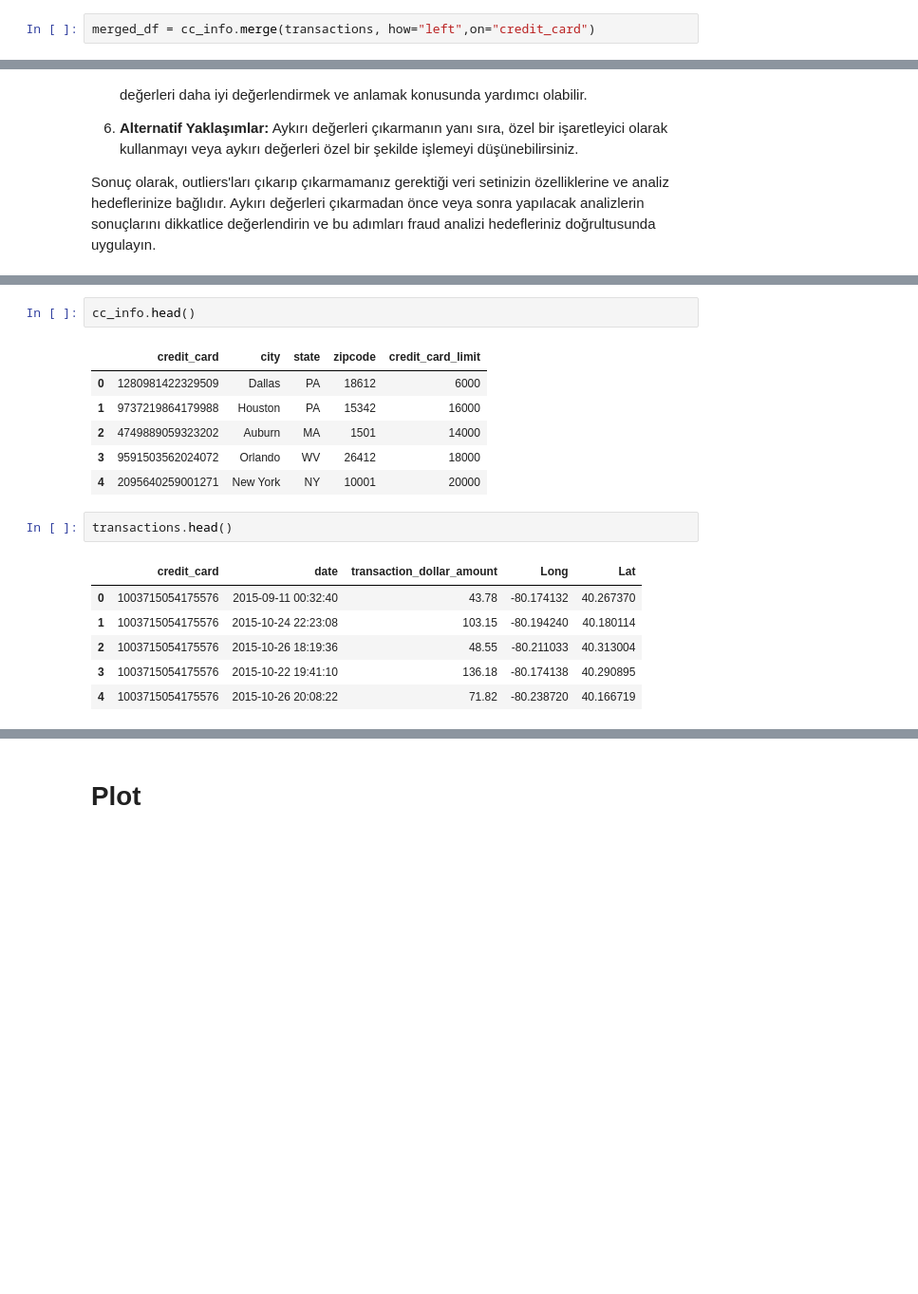
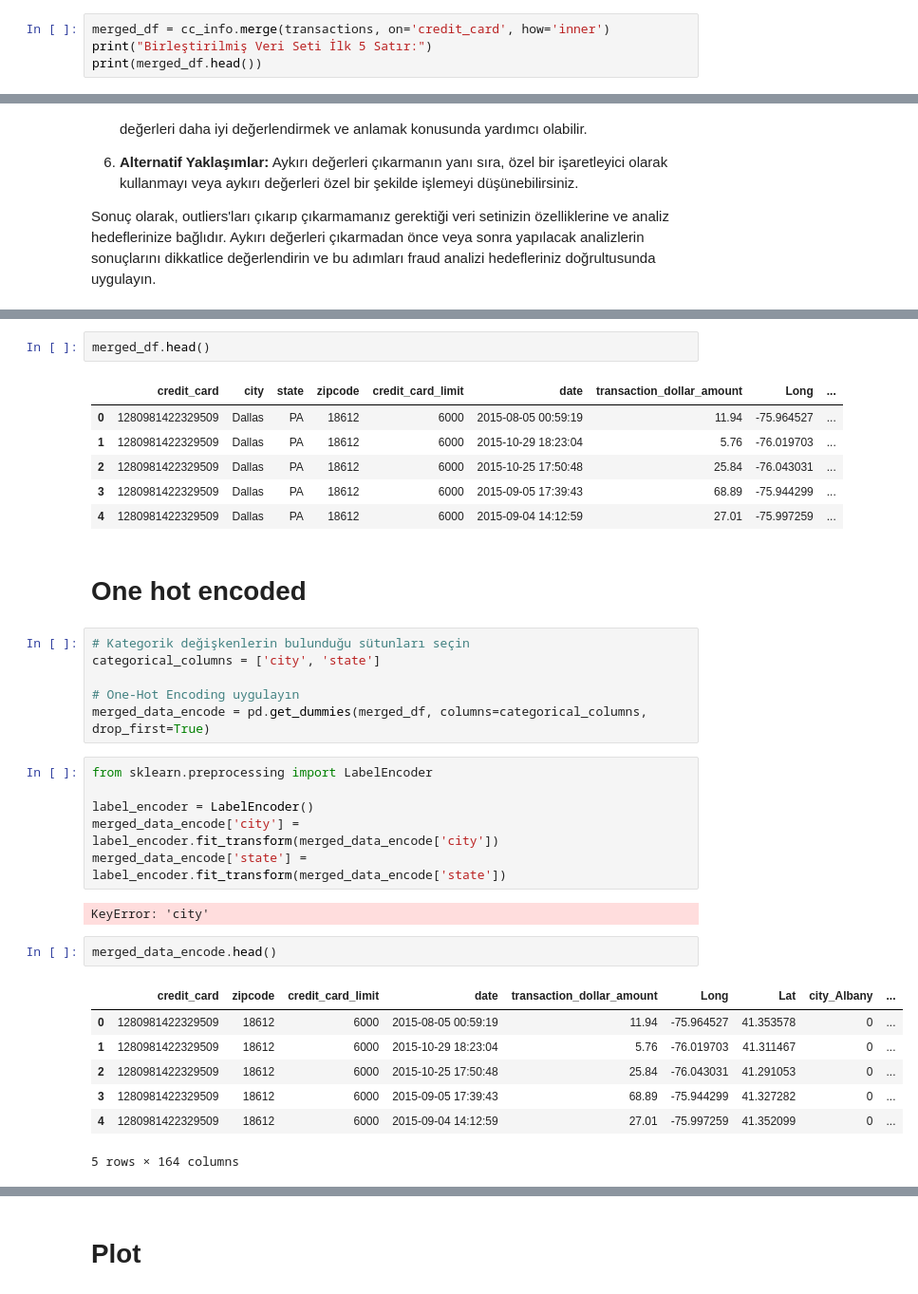
Before and after one commit to Muhammedali26/Projects, a Jupyter notebook: fraud-detection/main.ipynb, the cells around one changed output, grey strips where cells are left out. Shown: that part at 95% size. Drawn from its saved outputs; the diff is of its cells as text; blank space fills up the shorter version.

Commit message:
date transformation, encode, feature selection

```diff
--- a/fraud-detection/main.ipynb
+++ b/fraud-detection/main.ipynb
@@ -80,4 +80,6 @@ transactions.head()
 # %% [markdown]
 # Merge
 # %%
-merged_df = cc_info.merge(transactions, how="left",on="credit_card")
+merged_df = cc_info.merge(transactions, on='credit_card', how='inner')
+print("Birleştirilmiş Veri Seti İlk 5 Satır:")
+print(merged_df.head())
@@ -303,18 +482,35 @@ Sonuç olarak, outliers'ları çıkarıp çıkarmamanız gerektiği veri setiniz
 # %%
-cc_info.head()
+merged_df.head()
 # %% [output]
-|  | credit_card | city | state | zipcode | credit_card_limit |
-| 0 | 1280981422329509 | Dallas | PA | 18612 | 6000 |
-| 1 | 9737219864179988 | Houston | PA | 15342 | 16000 |
-| 2 | 4749889059323202 | Auburn | MA | 1501 | 14000 |
-| 3 | 9591503562024072 | Orlando | WV | 26412 | 18000 |
-| 4 | 2095640259001271 | New York | NY | 10001 | 20000 |
+|  | credit_card | city | state | zipcode | credit_card_limit | date | transaction_dollar_amount | Long | ... |
+| 0 | 1280981422329509 | Dallas | PA | 18612 | 6000 | 2015-08-05 00:59:19 | 11.94 | -75.964527 | ... |
+| 1 | 1280981422329509 | Dallas | PA | 18612 | 6000 | 2015-10-29 18:23:04 | 5.76 | -76.019703 | ... |
+| 2 | 1280981422329509 | Dallas | PA | 18612 | 6000 | 2015-10-25 17:50:48 | 25.84 | -76.043031 | ... |
+| 3 | 1280981422329509 | Dallas | PA | 18612 | 6000 | 2015-09-05 17:39:43 | 68.89 | -75.944299 | ... |
+| 4 | 1280981422329509 | Dallas | PA | 18612 | 6000 | 2015-09-04 14:12:59 | 27.01 | -75.997259 | ... |
+# %% [markdown]
+# One hot encoded
+# %%
+# Kategorik değişkenlerin bulunduğu sütunları seçin
+categorical_columns = ['city', 'state']
+
+# One-Hot Encoding uygulayın
+merged_data_encode = pd.get_dummies(merged_df, columns=categorical_columns, drop_first=True)
+# %%
+from sklearn.preprocessing import LabelEncoder
+
+label_encoder = LabelEncoder()
+merged_data_encode['city'] = label_encoder.fit_transform(merged_data_encode['city'])
+merged_data_encode['state'] = label_encoder.fit_transform(merged_data_encode['state'])
+# %% [output]
+KeyError: 'city'
 # %%
-transactions.head()
+merged_data_encode.head()
 # %% [output]
-|  | credit_card | date | transaction_dollar_amount | Long | Lat |
-| 0 | 1003715054175576 | 2015-09-11 00:32:40 | 43.78 | -80.174132 | 40.267370 |
-| 1 | 1003715054175576 | 2015-10-24 22:23:08 | 103.15 | -80.194240 | 40.180114 |
-| 2 | 1003715054175576 | 2015-10-26 18:19:36 | 48.55 | -80.211033 | 40.313004 |
-| 3 | 1003715054175576 | 2015-10-22 19:41:10 | 136.18 | -80.174138 | 40.290895 |
-| 4 | 1003715054175576 | 2015-10-26 20:08:22 | 71.82 | -80.238720 | 40.166719 |
+|  | credit_card | zipcode | credit_card_limit | date | transaction_dollar_amount | Long | Lat | city_Albany | ... |
+| 0 | 1280981422329509 | 18612 | 6000 | 2015-08-05 00:59:19 | 11.94 | -75.964527 | 41.353578 | 0 | ... |
+| 1 | 1280981422329509 | 18612 | 6000 | 2015-10-29 18:23:04 | 5.76 | -76.019703 | 41.311467 | 0 | ... |
+| 2 | 1280981422329509 | 18612 | 6000 | 2015-10-25 17:50:48 | 25.84 | -76.043031 | 41.291053 | 0 | ... |
+| 3 | 1280981422329509 | 18612 | 6000 | 2015-09-05 17:39:43 | 68.89 | -75.944299 | 41.327282 | 0 | ... |
+| 4 | 1280981422329509 | 18612 | 6000 | 2015-09-04 14:12:59 | 27.01 | -75.997259 | 41.352099 | 0 | ... |
+5 rows × 164 columns
```
Also changed, not shown: parts of 21 cells of this notebook.
